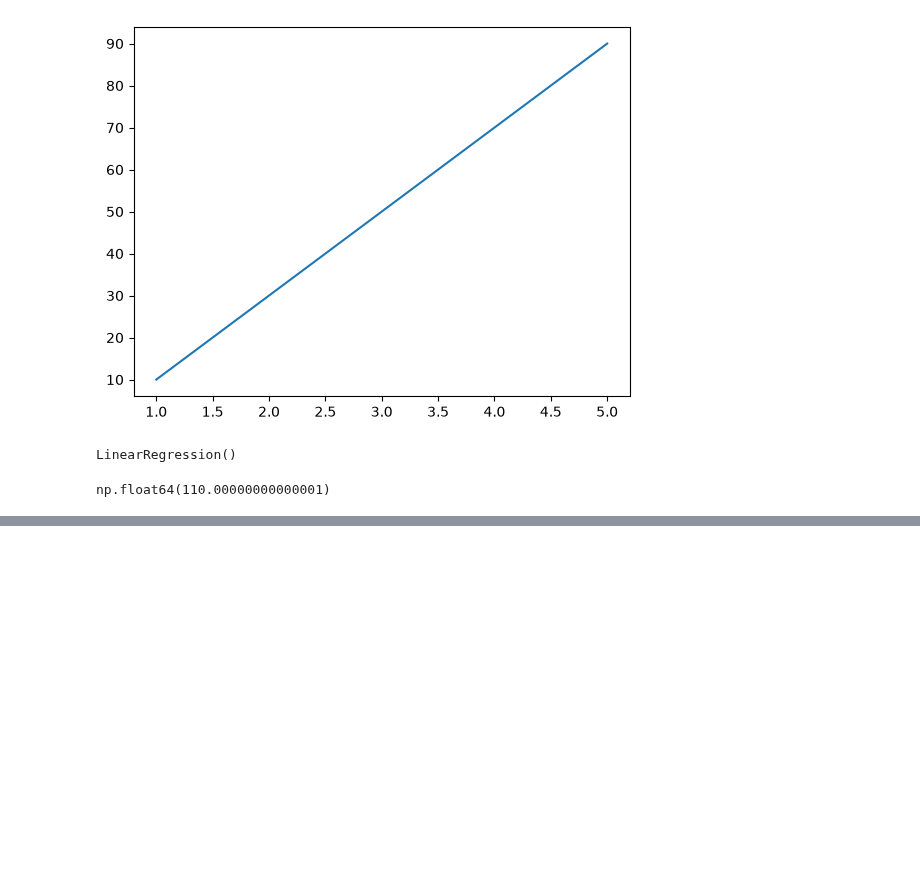
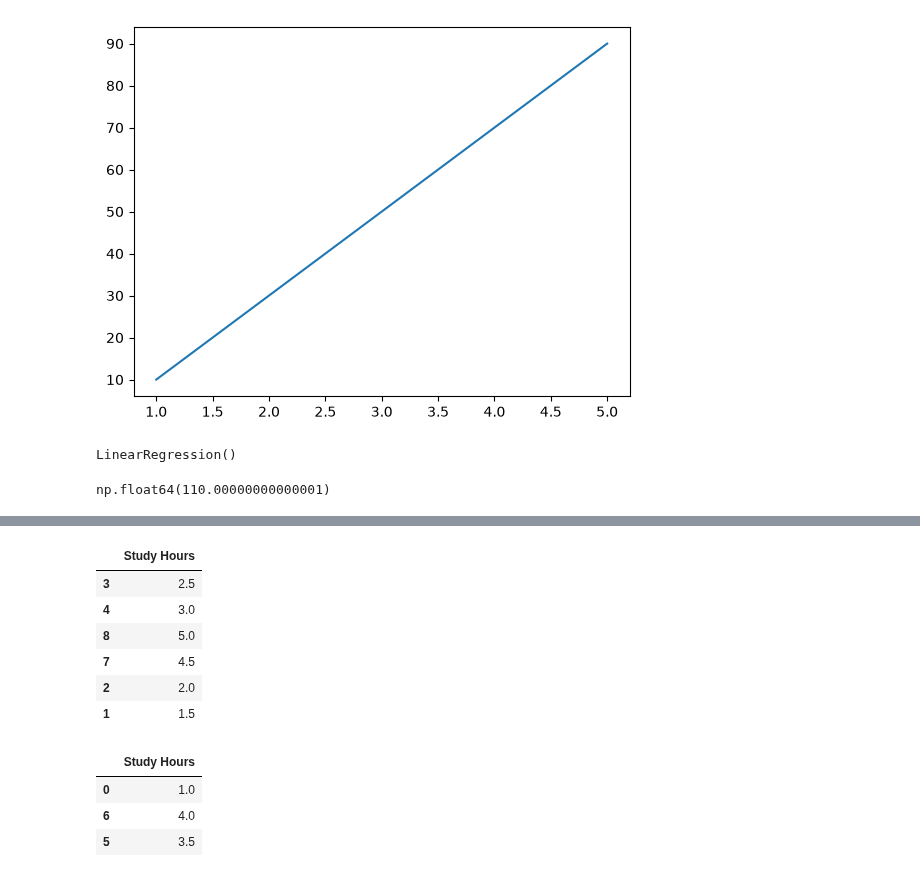
Before and after one commit to saurabhbodke17-coder/python, a Jupyter notebook: SLR_OCT_26.ipynb, the cells around one changed output, grey strips where cells are left out. Saved outputs shown, nothing was run; the diff lists cells and outputs as text; code cells hidden in the pictures; blank space fills up the shorter version.

```diff
--- a/SLR_OCT_26.ipynb
+++ b/SLR_OCT_26.ipynb
@@ -49,0 +58,28 @@ np.float64(110.00000000000001)
+# %%
+data = {
+"Study Hours":[1, 1.5, 2, 2.5, 3, 3.5, 4, 4.5, 5],
+"Marks":[10,20,30,40,50,60,70,80,90]
+}
+df = pd.DataFrame(data)
+# %%
+x = df[["Study Hours"]]
+y = df["Marks"]
+# %%
+x_train ,x_test , y_train ,y_test   = train_test_split(x , y , random_state=34 , test_size = 0.33)
+# %%
+x_train
+# %% [output]
+|  | Study Hours |
+| 3 | 2.5 |
+| 4 | 3.0 |
+| 8 | 5.0 |
+| 7 | 4.5 |
+| 2 | 2.0 |
+| 1 | 1.5 |
+# %%
+x_test
+# %% [output]
+|  | Study Hours |
+| 0 | 1.0 |
+| 6 | 4.0 |
+| 5 | 3.5 |
```
Also changed, not shown: parts of 6 cells of this notebook.
